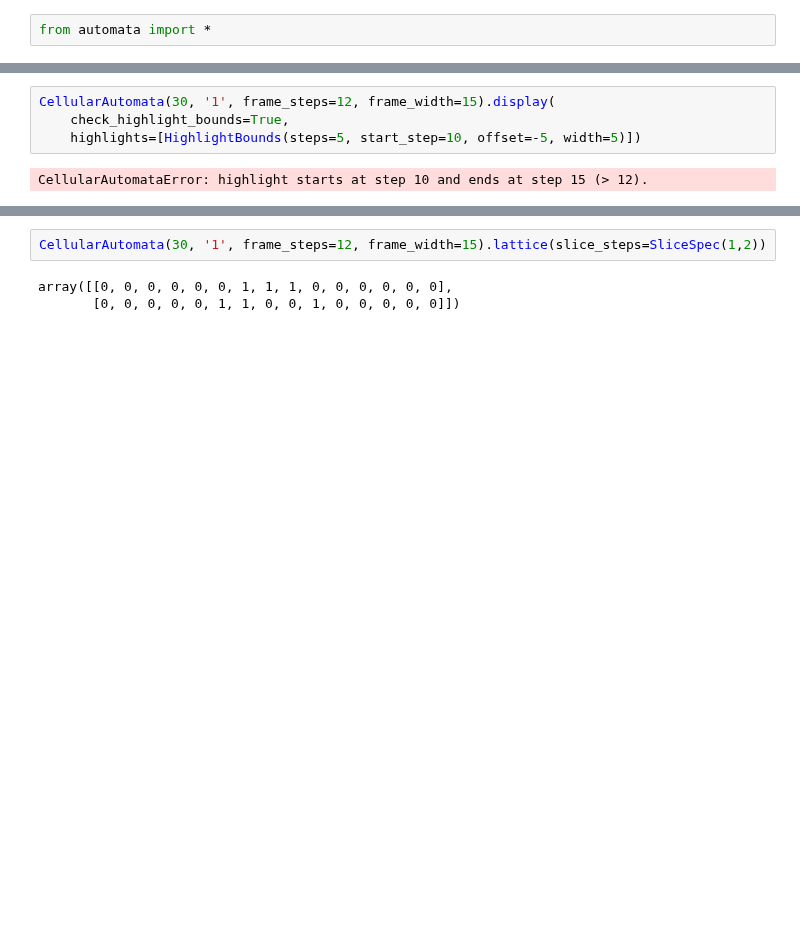
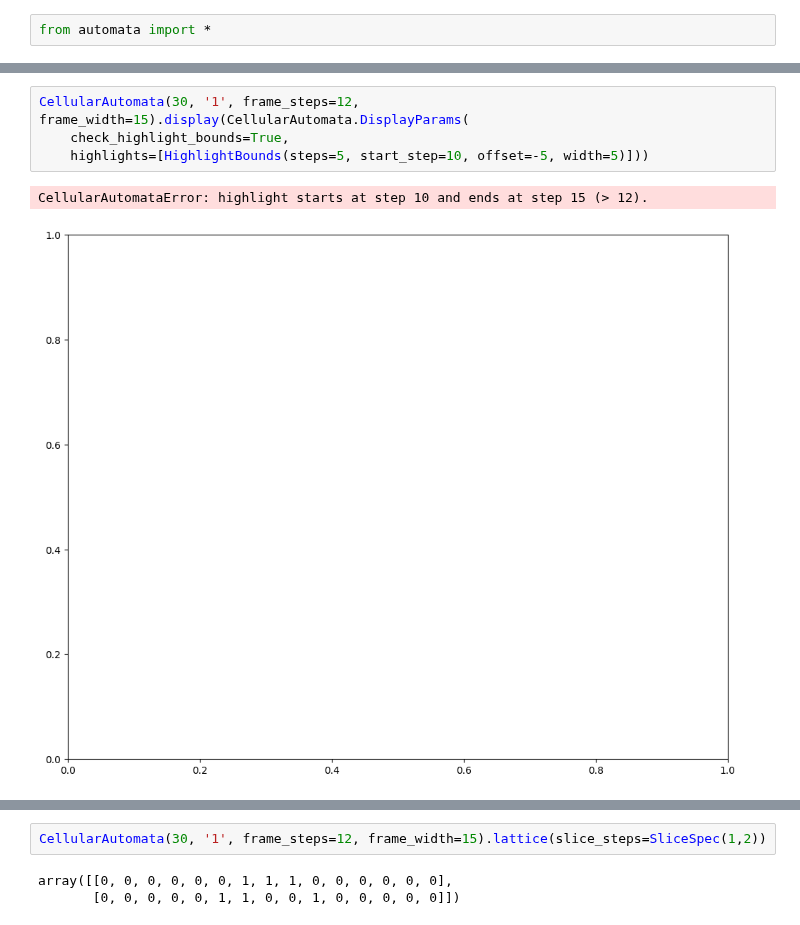
Before and after one commit to orome/automata-py, a Jupyter notebook: errors.ipynb, the cells around one changed output, grey strips where cells are left out. Drawn from its saved outputs; the diff is of its cells as text; blank space fills up the shorter version.

```diff
--- a/errors.ipynb
+++ b/errors.ipynb
@@ -30,9 +31,10 @@ CellularAutomata(30, '10000000000', frame_steps=12, frame_width=15, boundary_con
 # %% [output]
 [figure]
 # %%
-CellularAutomata(30, '1', frame_steps=12, frame_width=15).display(
+CellularAutomata(30, '1', frame_steps=12, frame_width=15).display(CellularAutomata.DisplayParams(
     check_highlight_bounds=True,
-    highlights=[HighlightBounds(steps=5, start_step=10, offset=-5, width=5)])
+    highlights=[HighlightBounds(steps=5, start_step=10, offset=-5, width=5)]))
 # %% [output]
 CellularAutomataError: highlight starts at step 10 and ends at step 15 (> 12).
+[figure, added]
 # %%
```
Also changed, not shown: parts of 10 cells of this notebook, 2 other files.
